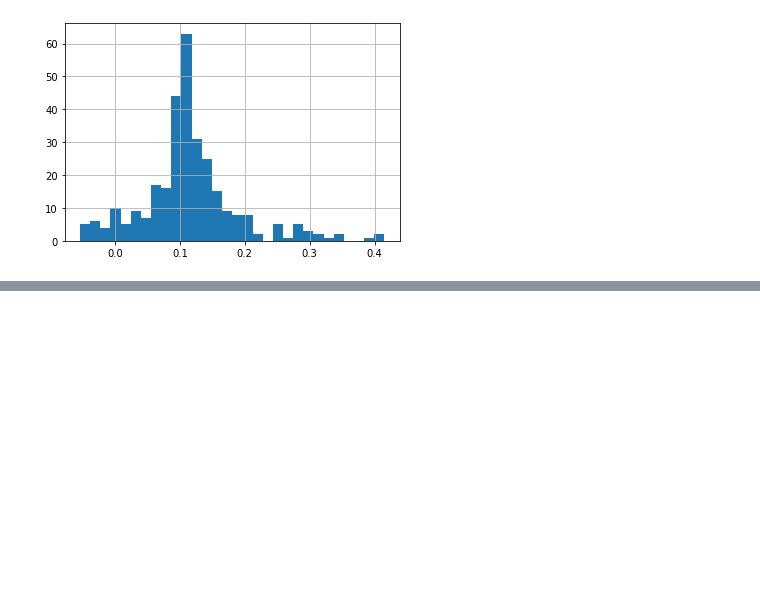
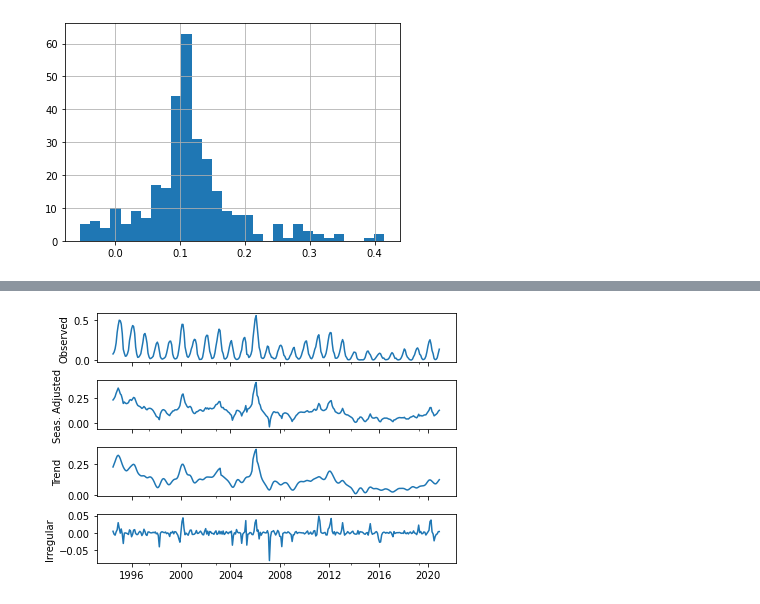
Before and after one commit to jcierocki/INGModellingContest, a Jupyter notebook: notebooks/task1.ipynb, the cells around one changed output, grey strips where cells are left out. Saved outputs shown, nothing was run; the diff lists cells and outputs as text; code cells hidden in the pictures; blank space fills up the shorter version.

Commit message:
Added x13 code and results, more complex stationarity analysis

```diff
--- a/notebooks/task1.ipynb
+++ b/notebooks/task1.ipynb
@@ -120 +120,14 @@ df
 318 rows × 4 columns
+# %%
+x13_results = x13_arima_analysis(
+    pd.Series(df.consumption.values + 1e-4, index=df.date.values),
+    maxorder=(2,2),
+    maxdiff=(1,1),
+    outlier=True,
+    forecast_periods=12
+)
+
+x13_results.plot()
+
+df["x13_sadj"] = x13_results.seasadj.to_numpy()
+# %% [output]
@@ -121,2 +135,3 @@ df
+[figure, added]
 # %%
 df.to_csv("../data/data_with_task1_results.csv")
```
Also changed, not shown: parts of 6 cells of this notebook, 1 other file.
